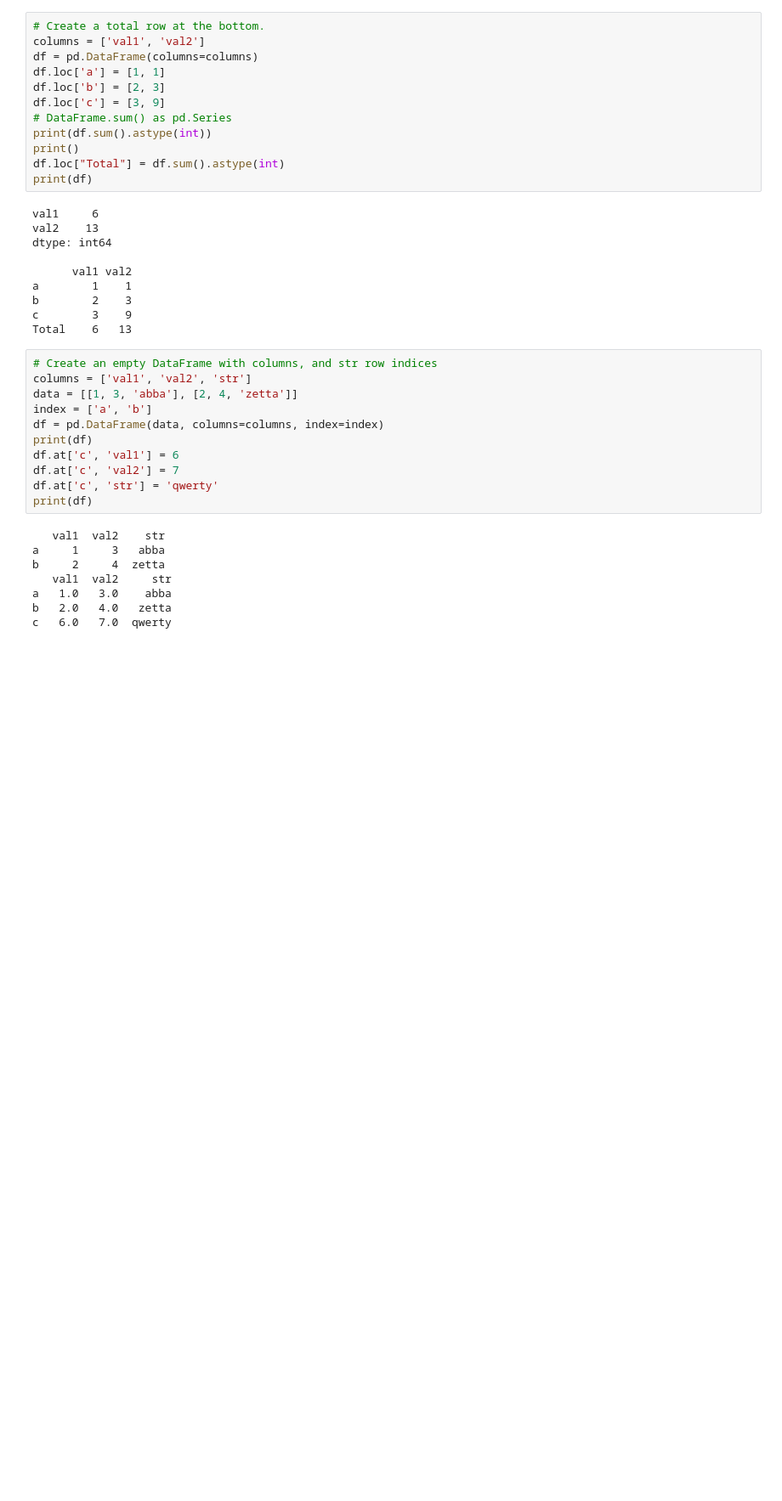
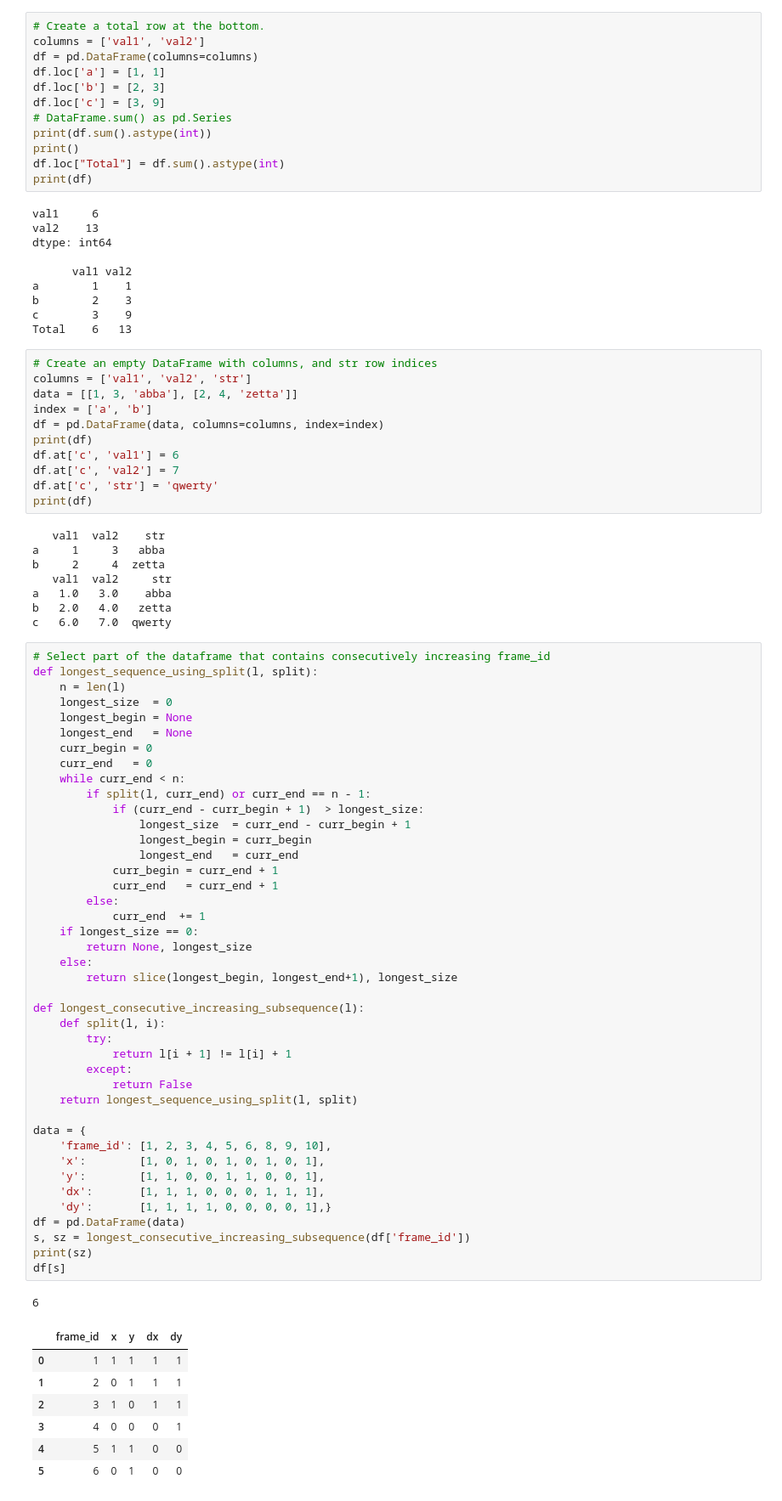
Before and after one commit to fireofearth/document, a Jupyter notebook: python/doc.pandas.ipynb, the cells around one changed output. Shown: that part at 85% size. Cells and saved outputs as stored; diff of their text form; blank space fills up the shorter version.

```diff
--- a/python/doc.pandas.ipynb
+++ b/python/doc.pandas.ipynb
@@ -394,3 +553,54 @@ b     2     4  zetta
 a   1.0   3.0    abba
 b   2.0   4.0   zetta
 c   6.0   7.0  qwerty
+# %%
+# Select part of the dataframe that contains consecutively increasing frame_id
+def longest_sequence_using_split(l, split):
+    n = len(l)
+    longest_size  = 0
+    longest_begin = None
+    longest_end   = None
+    curr_begin = 0
+    curr_end   = 0
+    while curr_end < n:
+        if split(l, curr_end) or curr_end == n - 1:
+            if (curr_end - curr_begin + 1)  > longest_size:
+                longest_size  = curr_end - curr_begin + 1
+                longest_begin = curr_begin
+                longest_end   = curr_end
+            curr_begin = curr_end + 1
+            curr_end   = curr_end + 1
+        else:
+            curr_end  += 1
+    if longest_size == 0:
+        return None, longest_size
+    else:
+        return slice(longest_begin, longest_end+1), longest_size
+
+def longest_consecutive_increasing_subsequence(l):
+    def split(l, i):
+        try:
+            return l[i + 1] != l[i] + 1
+        except:
+            return False
+    return longest_sequence_using_split(l, split)
+
+data = {
+    'frame_id': [1, 2, 3, 4, 5, 6, 8, 9, 10],
+    'x':        [1, 0, 1, 0, 1, 0, 1, 0, 1],
+    'y':        [1, 1, 0, 0, 1, 1, 0, 0, 1],
+    'dx':       [1, 1, 1, 0, 0, 0, 1, 1, 1],
+    'dy':       [1, 1, 1, 1, 0, 0, 0, 0, 1],}
+df = pd.DataFrame(data)
+s, sz = longest_consecutive_increasing_subsequence(df['frame_id'])
+print(sz)
+df[s]
+# %% [output]
+6
+|  | frame_id | x | y | dx | dy |
+| 0 | 1 | 1 | 1 | 1 | 1 |
+| 1 | 2 | 0 | 1 | 1 | 1 |
+| 2 | 3 | 1 | 0 | 1 | 1 |
+| 3 | 4 | 0 | 0 | 0 | 1 |
+| 4 | 5 | 1 | 1 | 0 | 0 |
+| 5 | 6 | 0 | 1 | 0 | 0 |
```
Also changed, not shown: parts of 19 cells of this notebook, 15 other files.
